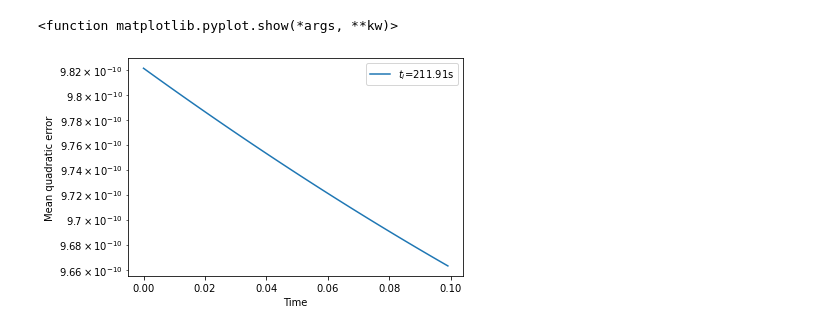
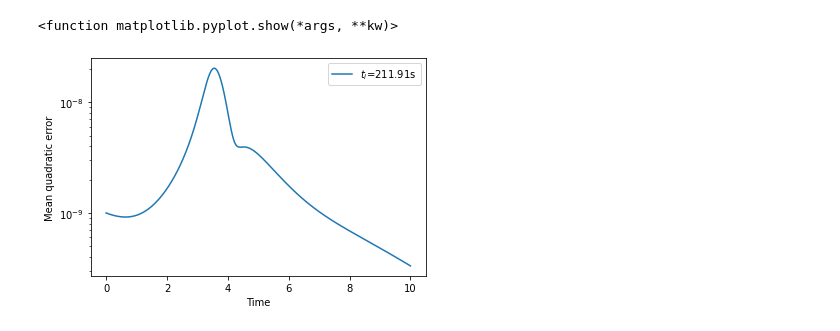
Before and after one commit to tdejardi96/Miscellaneous, a Jupyter notebook: ModelG_pertur_short.ipynb, the cells around one changed output. Drawn from its saved outputs; the diff is of its cells as text; code cells hidden in the pictures.

```diff
--- a/ModelG_pertur_short.ipynb
+++ b/ModelG_pertur_short.ipynb
@@ -139,7 +124,7 @@ No handles with labels found to put in legend.
 # %%
-h=0.01
+h=0.001
 t2=156.62
-tmax2=t2+20
+tmax2=t2+10
 x2=-2.3114547224366344
 y2=-0.7654090862603016
 z2=1.6184734318881504
@@ -169,7 +154,7 @@ result2y=[]
 result2z=[]
 for i in range(nerr):
     t2=156.62
-    tmax2=t2+20
+    tmax2=t2+10
     xi2=x2+np.random.uniform(-1e-8,1e-8)
     yi2=y2+np.random.uniform(-1e-8,1e-8)
     zi2=z2+np.random.uniform(-1e-8,1e-8)
@@ -194,7 +179,6 @@ for i in range(nerr):
     result2y.append(valy2)
     result2z.append(valz2)
 
-
 arrayerr2=np.zeros(len(result2x[0]))
 for t in range (len(result2x[0])):
     toterr=0
@@ -218,11 +201,0 @@ plt.show
-# %%
-%matplotlib notebook
-fig4=plt.figure()
-plt.plot(valt2,valx2t,'k-')
-for i in range(10):
-    plt.plot(valt2, result2[i])
-plt.xlabel('Time')
-plt.ylabel('x')
-plt.legend()
-
-plt.show()
@@ -233,7 +202,7 @@ No handles with labels found to put in legend.
 # %%
 h=0.001
 t3=209.82
-tmax3=t3+20
+tmax3=t3+10
 x3=-0.5032618102223279
 y3=-0.24346658976254046
 z3=1.2499079842422562
@@ -263,7 +232,7 @@ result3y=[]
 result3z=[]
 for i in range(nerr):
     t3=209.82
-    tmax3=t3+20
+    tmax3=t3+10
     xi3=x3+np.random.uniform(-1e-8,1e-8)
     yi3=y3+np.random.uniform(-1e-8,1e-8)
     zi3=z3+np.random.uniform(-1e-8,1e-8)
@@ -314,11 +282,0 @@ plt.show
-# %%
-%matplotlib notebook
-fig6 = plt.figure()
-plt.plot(valt3,valx3t,'k-')
-for i in range(10):
-    plt.plot(valt3, result3[i])
-plt.xlabel('Time')
-plt.ylabel('x')
-plt.legend()
-
-plt.show()
@@ -329,7 +283,7 @@ No handles with labels found to put in legend.
 # %%
 h=0.001
 t4=211.91
-tmax4=t4+20
+tmax4=t4+10
 x4=-0.3236937249460866
 y4=-0.09173217585075805
 z4=1.0022915245785422
@@ -359,7 +313,7 @@ result4y=[]
 result4z=[]
 for i in range(nerr):
     t4=211.91
-    tmax4=t4+20
+    tmax4=t4+10
     xi4=x4+np.random.uniform(-1e-8,1e-8)
     yi4=y4+np.random.uniform(-1e-8,1e-8)
     zi4=z4+np.random.uniform(-1e-8,1e-8)
@@ -378,32 +332,32 @@ for i in range(nerr):
 
         r4=r4+(1.0/6)*h*(k1+2*k2+2*k3+k4)
         valx4.append(r4[0])
         valy4.append(r4[1])
         valz4.append(r4[2])
         h0=h0+h
         valh.append(h0)
         t4=t4+h
     result4x.append(valx4)
     result4y.append(valy4)
     result4z.append(valz4)
 
 arrayerr4=np.zeros(len(result4x[0]))
 for t in range (len(result4x[0])):
     toterr=0
     for i in range (nerr):
         errsq=(result4x[i][t]-valx4t[t])**2+(valy4t[t]-result4y[i][t])**2+(valz4t[t]-result4z[i][t])**2
         toterr=toterr+errsq
     sqrt=np.sqrt(toterr)
     arrayerr4[t]=sqrt/nerr
 
 fig7=plt.figure()
 ax7 = fig7.add_subplot(1, 1, 1)
-plt.plot(valh[0:100],arrayerr4[0:100],label='$t_i$=211.91s')
+plt.plot(valh,arrayerr4,label='$t_i$=211.91s')
 plt.xlabel('Time')
 plt.ylabel('Mean quadratic error')
 ax7.set_yscale('log')
 plt.legend()
 plt.show
 # %% [output]
 <function matplotlib.pyplot.show(*args, **kw)>
-[figure, old version]
+[figure, new version]
```
Also changed, not shown: parts of 16 cells of this notebook.
